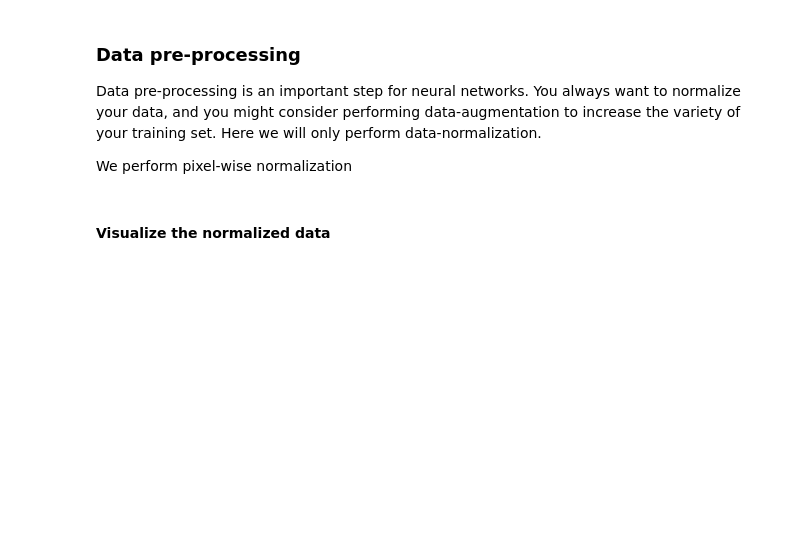
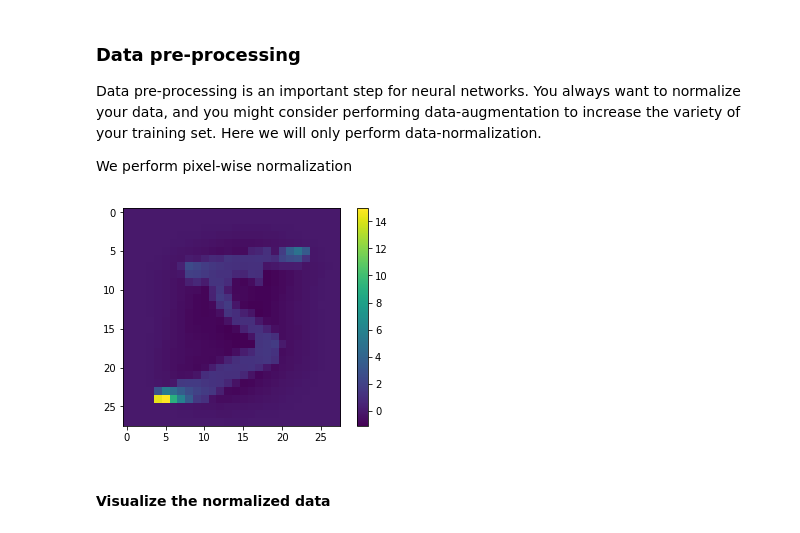
Before and after one commit to balazsorban44/TDT4195, a Jupyter notebook: Assignment_4/Keras_example.ipynb, the cells around one changed output. Drawn from its saved outputs; the diff is of its cells as text; code cells hidden in the pictures; blank space fills up the shorter version.

```diff
--- a/Assignment_4/Keras_example.ipynb
+++ b/Assignment_4/Keras_example.ipynb
@@ -69,3 +87,10 @@ plt.bar(x, y)
 Data pre-processing is an important step for neural networks. You always want to normalize your data, and you might consider performing data-augmentation to increase the variety of your training set. Here we will only perform data-normalization.
 
 We perform pixel-wise normalization
+# %%
+plt.figure()
+plt.imshow(X_train[0])
+plt.colorbar()
+plt.grid(False)
+# %% [output]
+[figure, added]
```
Also changed, not shown: parts of 13 cells of this notebook, 4 other files.
